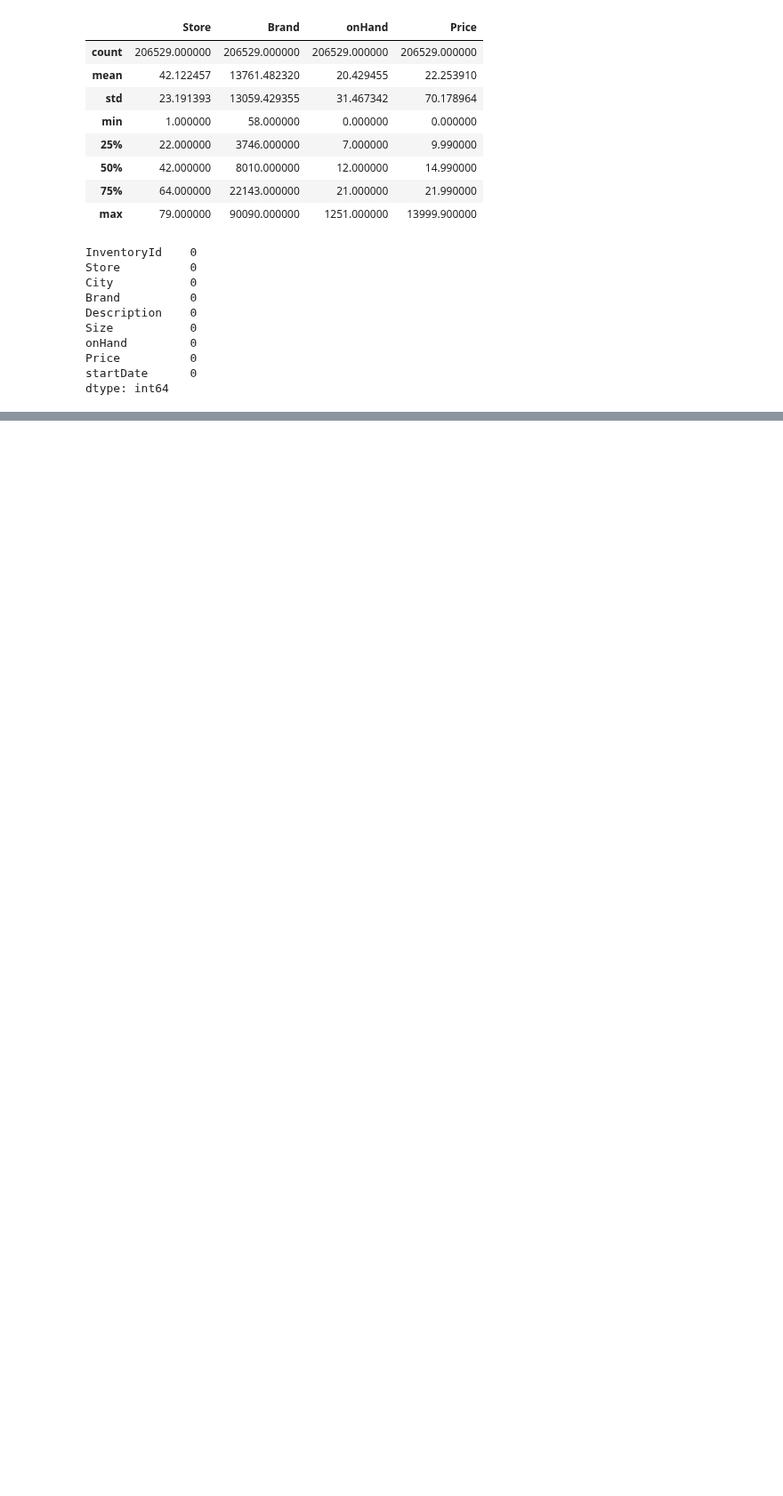
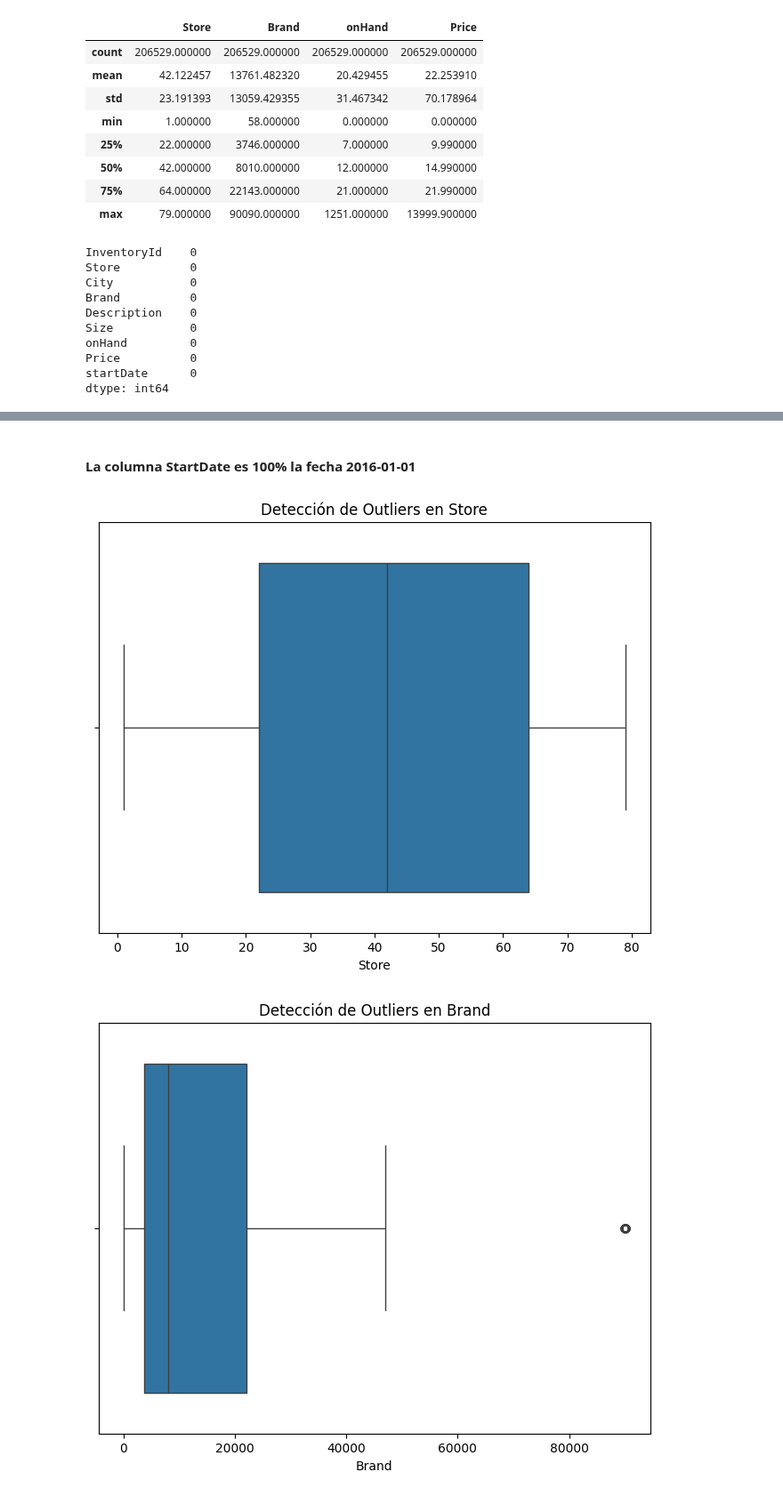
Before and after one commit to danipars/Analisis_Inventario_Distribuidora_Licores_AMCDrinks, a Jupyter notebook: EDA/InventarioInicialTienda.ipynb, the cells around one changed output, grey strips where cells are left out. Shown at 89% size. Drawn from its saved outputs; the diff is of its cells as text; code cells hidden in the pictures; blank space fills up the shorter version.

Commit message:
Verificación de Outliers en Inventario Inicial

```diff
--- a/EDA/InventarioInicialTienda.ipynb
+++ b/EDA/InventarioInicialTienda.ipynb
@@ -68,0 +98,19 @@ dtype: int64
+# %%
+#  Convertir las fechas a formato datetime para análisis de fechas
+df_InventarioInicial['startDate'] = pd.to_datetime(df_InventarioInicial['startDate'])
+# %% [markdown]
+#### La columna StartDate es 100% la fecha 2016-01-01
+# %%
+# Detección de outliers columnas (ajusta el nombre de la columna según el dataset)
+# Filtrar las columnas numéricas del DataFrame
+columnas_numericas = df_InventarioInicial.select_dtypes(include=['float64', 'int64']).columns
+
+# Iterar sobre las columnas numéricas
+for columna in columnas_numericas:
+    plt.figure(figsize=(8,6))
+    sns.boxplot(x=df_InventarioInicial[columna])
+    plt.title(f'Detección de Outliers en {columna}')
+    plt.show()
+# %% [output]
+[figure, added]
+[figure, added]
```
Also changed, not shown: parts of 5 cells of this notebook, 1 other file.
